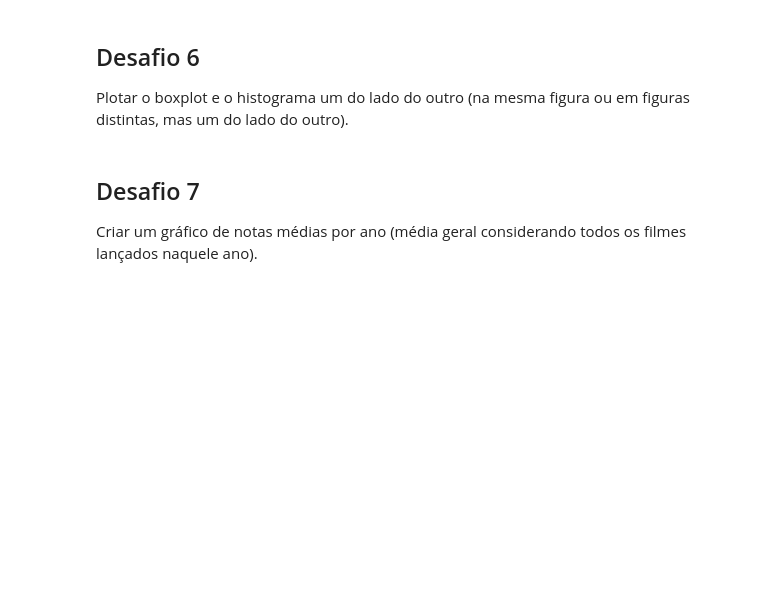
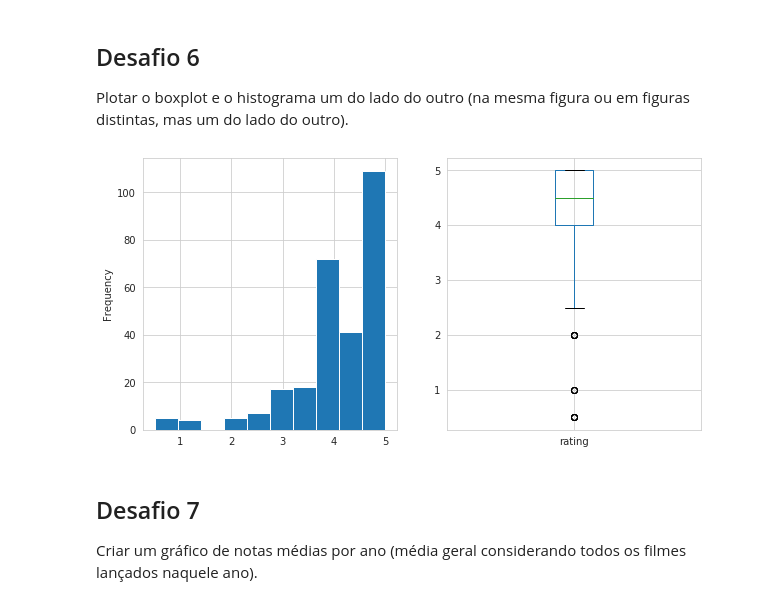
Before and after one commit to newtmagalhaes/QuarentenaDados, a Jupyter notebook: aulas/aula2/dataVisualization.ipynb, the cells around one changed output. Cells and saved outputs as stored; diff of their text form; code cells hidden in the pictures; blank space fills up the shorter version.

```diff
--- a/aulas/aula2/dataVisualization.ipynb
+++ b/aulas/aula2/dataVisualization.ipynb
@@ -311,6 +374,17 @@ Explore filmes com notas mais próximas de 0.5, 3 e 5.
 ## Desafio 6
 
 Plotar o boxplot e o histograma um do lado do outro (na mesma figura ou em figuras distintas, mas um do lado do outro).
+# %%
+matrix = ratingsDF.query('movieId == 2571')['rating']
+
+figura_resultante, axes = plt.subplots(1, 2, figsize=(10, 5))
+
+matrix.plot(kind='hist', ax=axes[0])
+matrix.plot(kind='box', ax=axes[1])
+
+plt.show()
+# %% [output]
+[figure, added]
 # %% [markdown]
 ## Desafio 7
 
```
Also changed, not shown: parts of 10 cells of this notebook.
